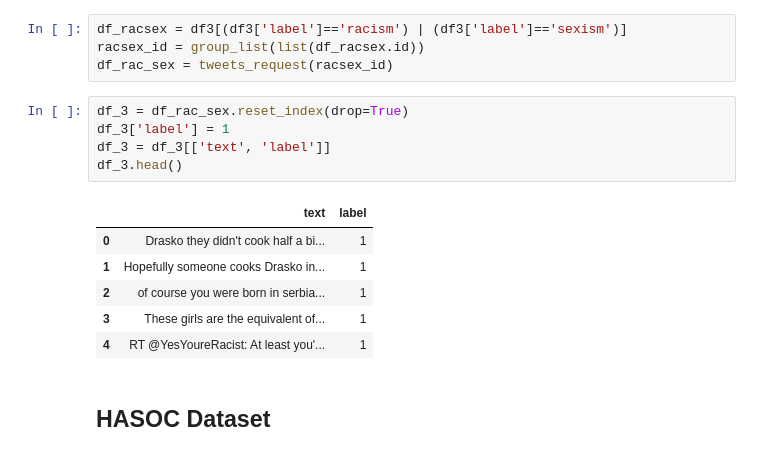
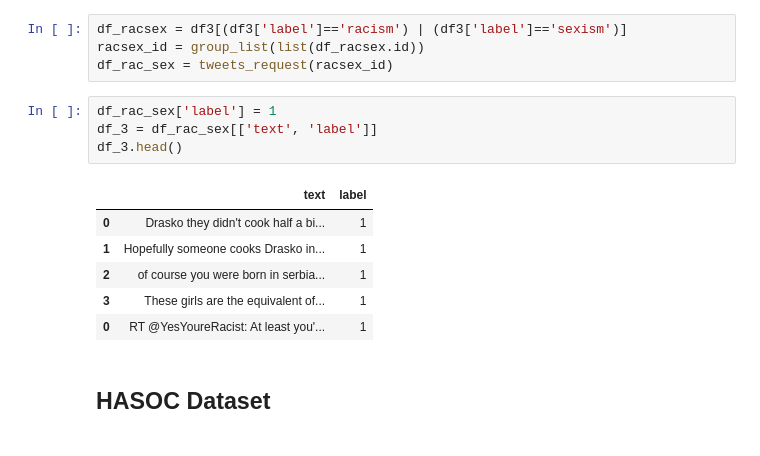
Before and after one commit to datascisteven/Medium-Blogs, a Jupyter notebook: Hate-Tweet-Detector/Hate_Tweet_Detector.ipynb, the cells around one changed output. Saved outputs shown, nothing was run; the diff lists cells and outputs as text.

```diff
--- a/Hate-Tweet-Detector-Flask/Hate_Tweet_Detector.ipynb
+++ b/Hate-Tweet-Detector/Hate_Tweet_Detector.ipynb
@@ -176,17 +160,16 @@ df_racsex = df3[(df3['label']=='racism') | (df3['label']=='sexism')]
 racsex_id = group_list(list(df_racsex.id))
 df_rac_sex = tweets_request(racsex_id)
 # %%
-df_3 = df_rac_sex.reset_index(drop=True)
-df_3['label'] = 1
-df_3 = df_3[['text', 'label']]
+df_rac_sex['label'] = 1
+df_3 = df_rac_sex[['text', 'label']]
 df_3.head()
 # %% [output]
 |  | text | label |
 | 0 | Drasko they didn't cook half a bi... | 1 |
 | 1 | Hopefully someone cooks Drasko in... | 1 |
 | 2 | of course you were born in serbia... | 1 |
 | 3 | These girls are the equivalent of... | 1 |
-| 4 | RT @YesYoureRacist: At least you'... | 1 |
+| 0 | RT @YesYoureRacist: At least you'... | 1 |
 # %% [markdown]
 ## HASOC Dataset
 # %%
```
Also changed, not shown: parts of 10 cells of this notebook, 10 other files.
